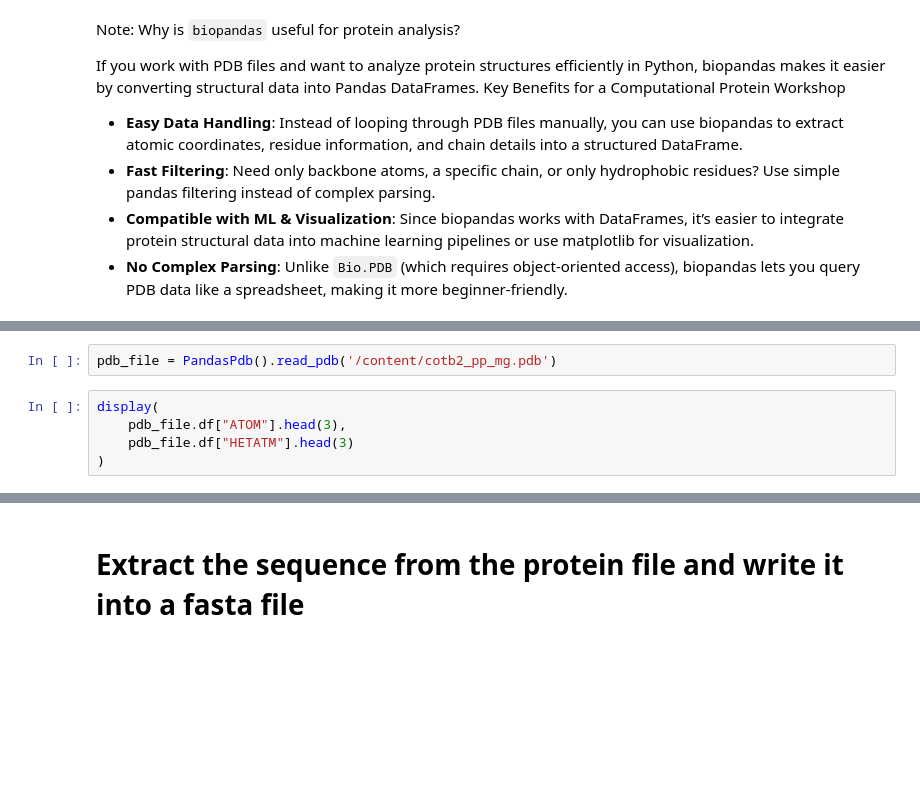
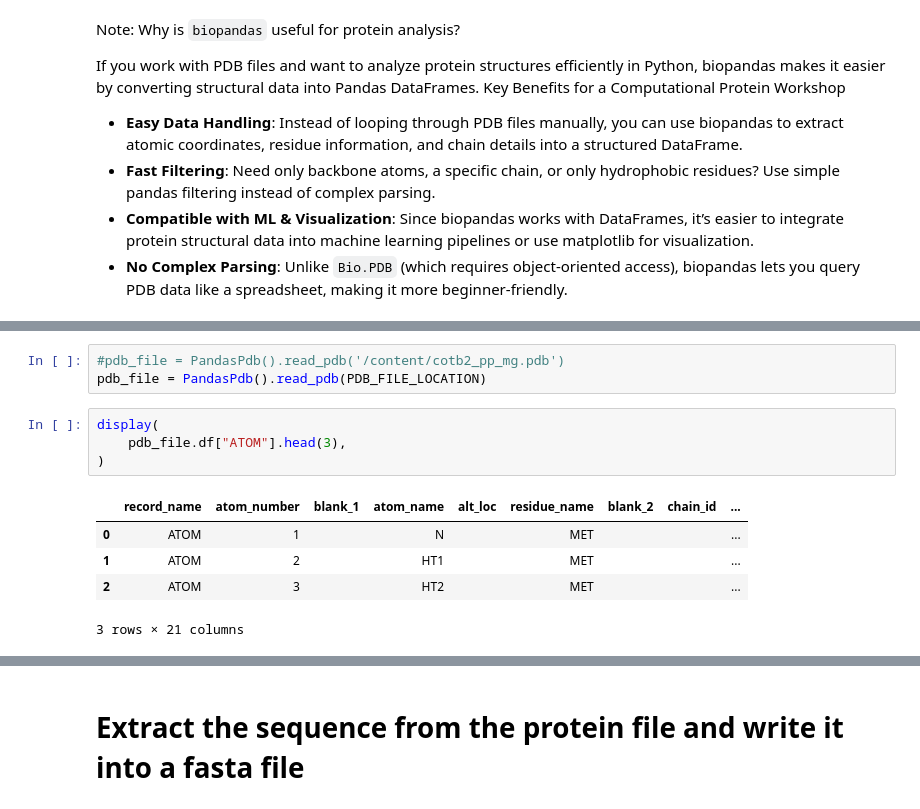
Before and after one commit to enveda/modbioterp-enveda, a Jupyter notebook: notebooks/1_mod-bio-terp copy.ipynb, the cells around one changed output, grey strips where cells are left out. Drawn from its saved outputs; the diff is of its cells as text; blank space fills up the shorter version.

```diff
--- a/notebooks/1_mod-bio-terp copy.ipynb
+++ b/notebooks/1_mod-bio-terp copy.ipynb
@@ -30,10 +41,16 @@ PDB_FILE_LOCATION = 'https://github.com/enveda/enzyme-ml/raw/refs/heads/main/wor
 # %%
-pdb_file = PandasPdb().read_pdb('/content/cotb2_pp_mg.pdb')
+#pdb_file = PandasPdb().read_pdb('/content/cotb2_pp_mg.pdb')
+pdb_file = PandasPdb().read_pdb(PDB_FILE_LOCATION)
 # %%
 display(
     pdb_file.df["ATOM"].head(3),
-    pdb_file.df["HETATM"].head(3)
 )
+# %% [output]
+|  | record_name | atom_number | blank_1 | atom_name | alt_loc | residue_name | blank_2 | chain_id | ... |
+| 0 | ATOM | 1 |  | N |  | MET |  |  | ... |
+| 1 | ATOM | 2 |  | HT1 |  | MET |  |  | ... |
+| 2 | ATOM | 3 |  | HT2 |  | MET |  |  | ... |
+3 rows × 21 columns
 # %%
 %matplotlib inline
 from matplotlib import pyplot as plt
```
Also changed, not shown: parts of 22 cells of this notebook, 2 other files.
